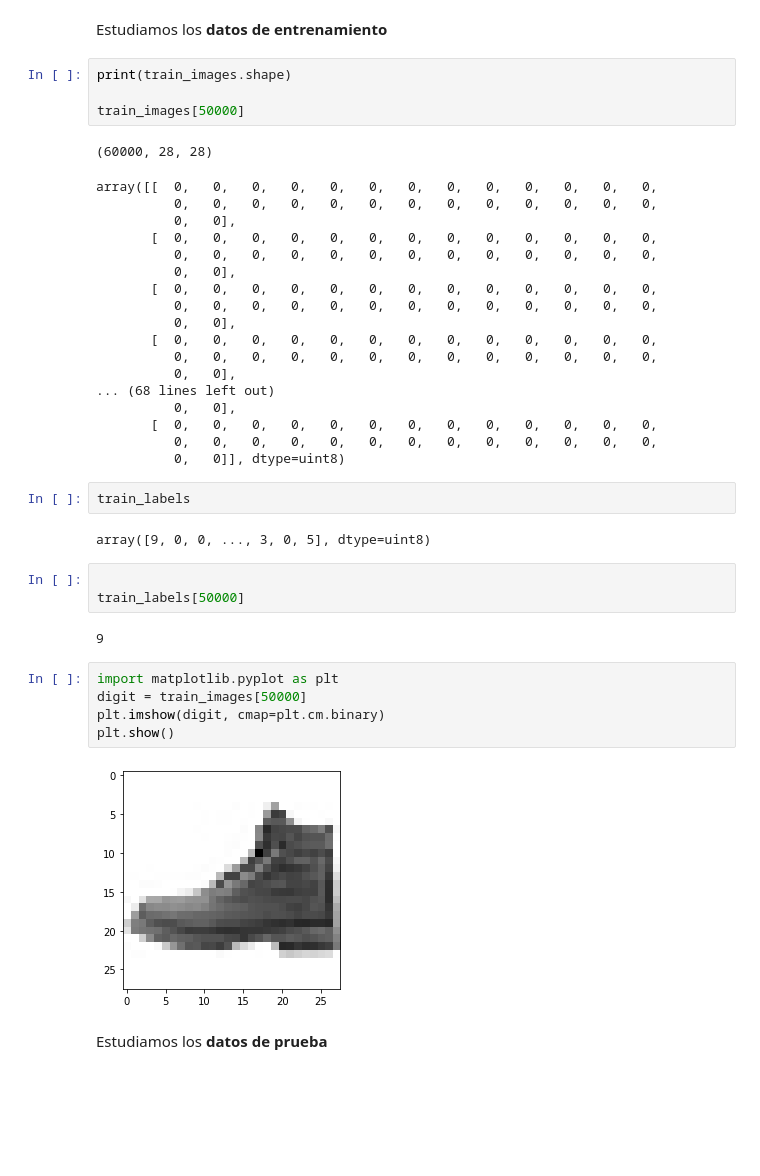
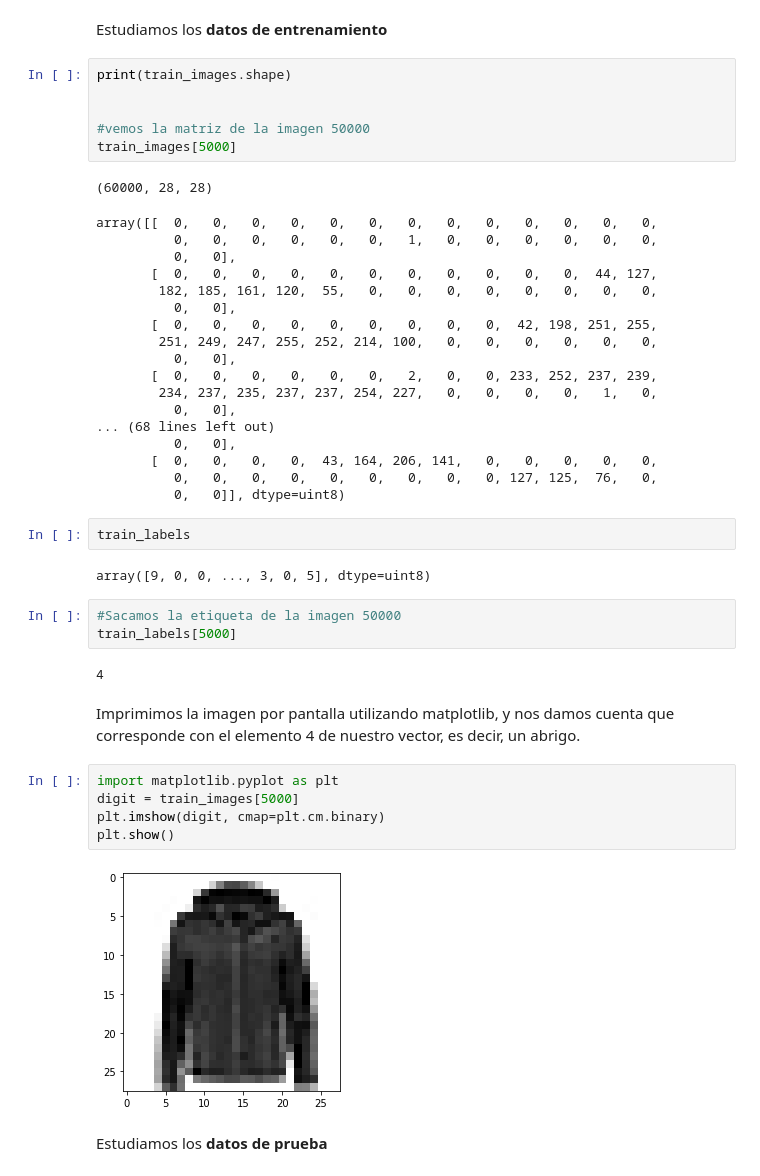
Before and after one commit to anamunoz01/AA_PRACTICA1_GRUPO_10, a Jupyter notebook: Practica1.ipynb, the cells around one changed output. Drawn from its saved outputs; the diff is of its cells as text; blank space fills up the shorter version.

```diff
--- a/Practica1.ipynb
+++ b/Practica1.ipynb
@@ -26,42 +60,46 @@ Estudiamos los **datos de entrenamiento**
 # %%
 print(train_images.shape)
 
-train_images[50000]
+
+#vemos la matriz de la imagen 50000
+train_images[5000]
 # %% [output]
 (60000, 28, 28)
 array([[  0,   0,   0,   0,   0,   0,   0,   0,   0,   0,   0,   0,   0,
-          0,   0,   0,   0,   0,   0,   0,   0,   0,   0,   0,   0,   0,
+          0,   0,   0,   0,   0,   0,   1,   0,   0,   0,   0,   0,   0,
           0,   0],
-       [  0,   0,   0,   0,   0,   0,   0,   0,   0,   0,   0,   0,   0,
-          0,   0,   0,   0,   0,   0,   0,   0,   0,   0,   0,   0,   0,
+       [  0,   0,   0,   0,   0,   0,   0,   0,   0,   0,   0,  44, 127,
+        182, 185, 161, 120,  55,   0,   0,   0,   0,   0,   0,   0,   0,
           0,   0],
-       [  0,   0,   0,   0,   0,   0,   0,   0,   0,   0,   0,   0,   0,
-          0,   0,   0,   0,   0,   0,   0,   0,   0,   0,   0,   0,   0,
+       [  0,   0,   0,   0,   0,   0,   0,   0,   0,  42, 198, 251, 255,
+        251, 249, 247, 255, 252, 214, 100,   0,   0,   0,   0,   0,   0,
           0,   0],
-       [  0,   0,   0,   0,   0,   0,   0,   0,   0,   0,   0,   0,   0,
-          0,   0,   0,   0,   0,   0,   0,   0,   0,   0,   0,   0,   0,
+       [  0,   0,   0,   0,   0,   0,   2,   0,   0, 233, 252, 237, 239,
+        234, 237, 235, 237, 237, 254, 227,   0,   0,   0,   0,   1,   0,
           0,   0],
 ... (68 lines left out)
           0,   0],
-       [  0,   0,   0,   0,   0,   0,   0,   0,   0,   0,   0,   0,   0,
-          0,   0,   0,   0,   0,   0,   0,   0,   0,   0,   0,   0,   0,
+       [  0,   0,   0,   0,  43, 164, 206, 141,   0,   0,   0,   0,   0,
+          0,   0,   0,   0,   0,   0,   0,   0,   0, 127, 125,  76,   0,
           0,   0]], dtype=uint8)
 # %%
 train_labels
 # %% [output]
 array([9, 0, 0, ..., 3, 0, 5], dtype=uint8)
-# %%
-
-train_labels[50000]
-# %% [output]
-9
+# %%
+#Sacamos la etiqueta de la imagen 50000
+train_labels[5000]
+# %% [output]
+4
+# %% [markdown]
+Imprimimos la imagen por pantalla utilizando matplotlib, y nos damos cuenta que corresponde con el elemento 4 de nuestro vector, es decir, un abrigo.
 # %%
 import matplotlib.pyplot as plt
-digit = train_images[50000]
+digit = train_images[5000]
 plt.imshow(digit, cmap=plt.cm.binary)
 plt.show()
 # %% [output]
-[figure, old version]
+[figure, new version]
 # %% [markdown]
 Estudiamos los **datos de prueba**
 # %%
```
Also changed, not shown: parts of 29 cells of this notebook.
